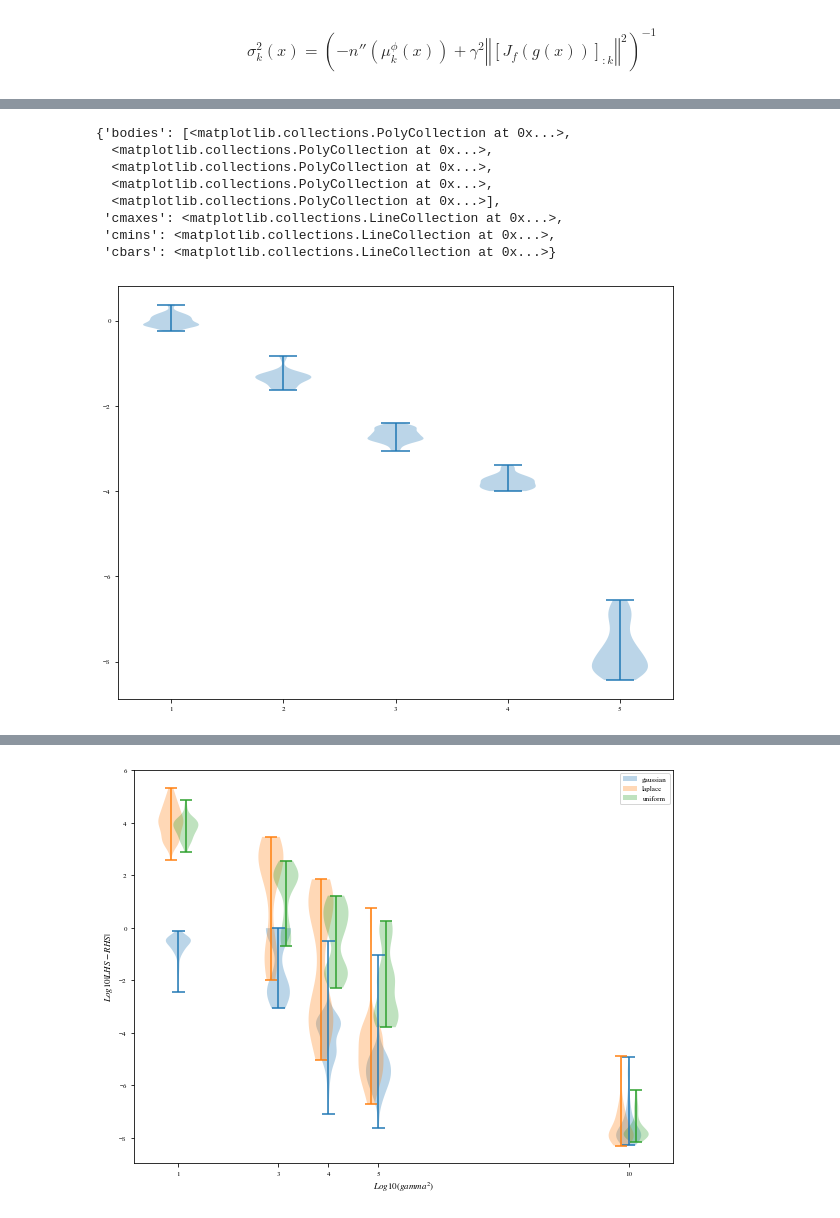
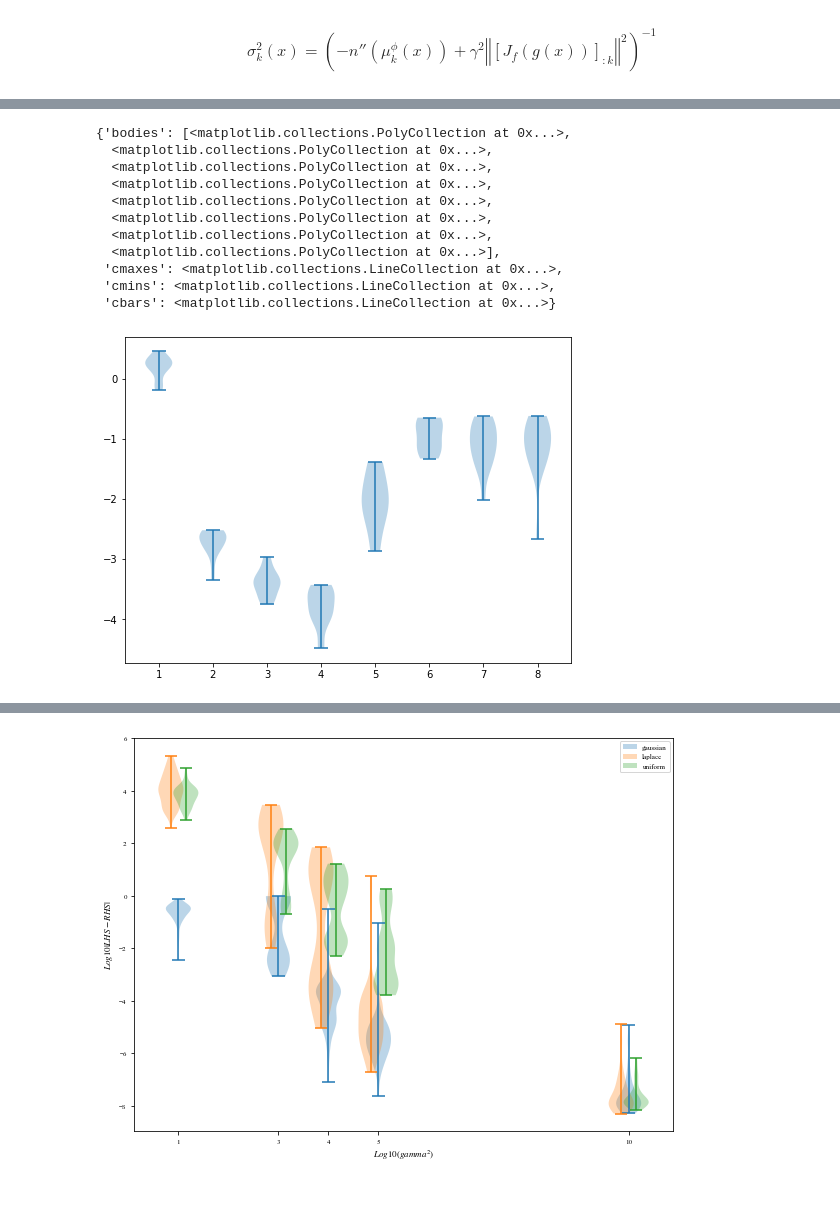
Before and after one commit to rpatrik96/ima-vae, a Jupyter notebook: notebooks/synth_plots.ipynb, the cells around one changed output, grey strips where cells are left out. Cells and saved outputs as stored; diff of their text form; code cells hidden in the pictures.

Commit message:
violin plot styling

```diff
--- a/notebooks/synth_plots.ipynb
+++ b/notebooks/synth_plots.ipynb
@@ -26,11 +26,13 @@ max_dim = -1
 if not isfile(filename):
     for run in sweep_runs:
 
-        if run.summary._json_dict["epoch"] >=180:
+        # .summary contains the output keys/values for metrics like accuracy.
+        #  We call ._json_dict to omit large files
+        summary = run.summary._json_dict
+
+        if "epoch" in summary.keys() and summary["epoch"] >=180:
                 #or (run.state == 'finished' or ('decoder_var' in run.config.keys() and run.config['decoder_var']>= 0.1)) and f'Metrics/val/latent_statistics.latent_variance_0' in run.history().keys():
-            # .summary contains the output keys/values for metrics like accuracy.
-            #  We call ._json_dict to omit large files
-            summary = run.summary._json_dict
+
             # .config contains the hyperparameters.
             #  We remove special values that start with _.
             config = {k: v for k,v in run.config.items()
@@ -49,26 +51,30 @@ if not isfile(filename):
             cima_history = run.history(keys=[f'Metrics/val/cima'])
             min_cima_step, min_cima = cima_history.min()
 
-            # mcc4min_cima = mcc_history[mcc_history._step == int(min_cima_step)]['Metrics/val/mcc'][0]
-            # print(len(cima_history), len(mcc_history))
-            # print(cima_history[cima_history._step == int(max_mcc_step)]['Metrics/val/cima'])
-            # cima4max_mcc = cima_history[cima_history._step == int(max_mcc_step)]['Metrics/val/cima'].tolist()[0]
+            mcc4min_cima = mcc_history[mcc_history._step == int(min_cima_step)]['Metrics/val/mcc'][0]
+            cima4max_mcc = cima_history[cima_history._step == int(max_mcc_step)]['Metrics/val/cima'].tolist()[0]
 
             gamma_square = 1. / config['decoder_var']
             prior = config['model.prior']
+
             neg_elbo = summary['Metrics/val/neg_elbo']
+            neg_elbo_history = run.history(keys=[f'Metrics/val/neg_elbo'])
+            min_neg_elbo_step, min_neg_elbo = neg_elbo_history.min()
+
+            mcc4min_neg_elbo = mcc_history[mcc_history._step == int(min_neg_elbo_step)]['Metrics/val/mcc'][0]
+            cima4min_neg_elbo = cima_history[cima_history._step == int(min_neg_elbo_step)]['Metrics/val/cima'][0]
+
             rec_loss = summary['Metrics/val/rec_loss']
             kl_loss = summary['Metrics/val/kl_loss']
             rhs = (1./(float(prior=="gaussian")+gamma_square*np.array(col_norms_sq)))
             if dim > max_dim:
                 max_dim = dim
 
-            data.append([run.name, dim, gamma_square, neg_elbo, kl_loss, rec_loss, prior, cima, mcc, min_cima, min_cima_step,
-                         max_mcc, max_mcc_step,  *sigmas, *col_norms_sq, *rhs])
+            data.append([run.name, dim, gamma_square, neg_elbo, kl_loss, rec_loss, prior, cima, mcc, min_cima, min_cima_step, cima4max_mcc, cima4min_neg_elbo,
+                         max_mcc, max_mcc_step, mcc4min_cima, mcc4min_neg_elbo,  *sigmas, *col_norms_sq, *rhs])
 
 
-    runs_df = pd.DataFrame(data, columns=["name", "dim", "gamma_square", "neg_elbo", "kl_loss", "rec_loss", "prior", "cima", "mcc", "min_cima", "min_cima_step",
-                         "max_mcc", "max_mcc_step", *[f"sigma_{i}" for i in range(max_dim)],
+    runs_df = pd.DataFrame(data, columns=["name", "dim", "gamma_square", "neg_elbo", "kl_loss", "rec_loss", "prior", "cima", "mcc", "min_cima", "min_cima_step",  "cima4max_mcc", "cima4min_neg_elbo", "max_mcc", "max_mcc_step",  "mcc4min_cima", "mcc4min_neg_elbo", *[f"sigma_{i}" for i in range(max_dim)],
                                           *[f"col_norm_sq_{i}" for i in range(max_dim)], *[f"rhs_{i}" for i in range(max_dim)]  ] ).fillna(0)
     # runs_df.to_csv(filename)
 else:
@@ -216,14 +265,17 @@ df_rhs_lhs_gamma_sq = df_rhs.merge( df_lhs, left_index=True, right_index=True).m
 # %%
-groups = [np.log10(g.lhs) for _, g in df_rhs_lhs_gamma_sq.groupby("gamma_square")]
+groups = [np.log10(g.cima) for _, g in runs_df[[ "cima", "gamma_square"]].groupby("gamma_square")]
 plt.figure(figsize=(8,6))
 plt.violinplot(groups)
 # %% [output]
 {'bodies': [<matplotlib.collections.PolyCollection at 0x...>,
+  <matplotlib.collections.PolyCollection at 0x...>,
+  <matplotlib.collections.PolyCollection at 0x...>,
+  <matplotlib.collections.PolyCollection at 0x...>,
   <matplotlib.collections.PolyCollection at 0x...>,
   <matplotlib.collections.PolyCollection at 0x...>,
   <matplotlib.collections.PolyCollection at 0x...>,
   <matplotlib.collections.PolyCollection at 0x...>],
  'cmaxes': <matplotlib.collections.LineCollection at 0x...>,
  'cmins': <matplotlib.collections.LineCollection at 0x...>,
  'cbars': <matplotlib.collections.LineCollection at 0x...>}
-[figure, old version]
+[figure, new version]
```
Also changed, not shown: parts of 29 cells of this notebook.
